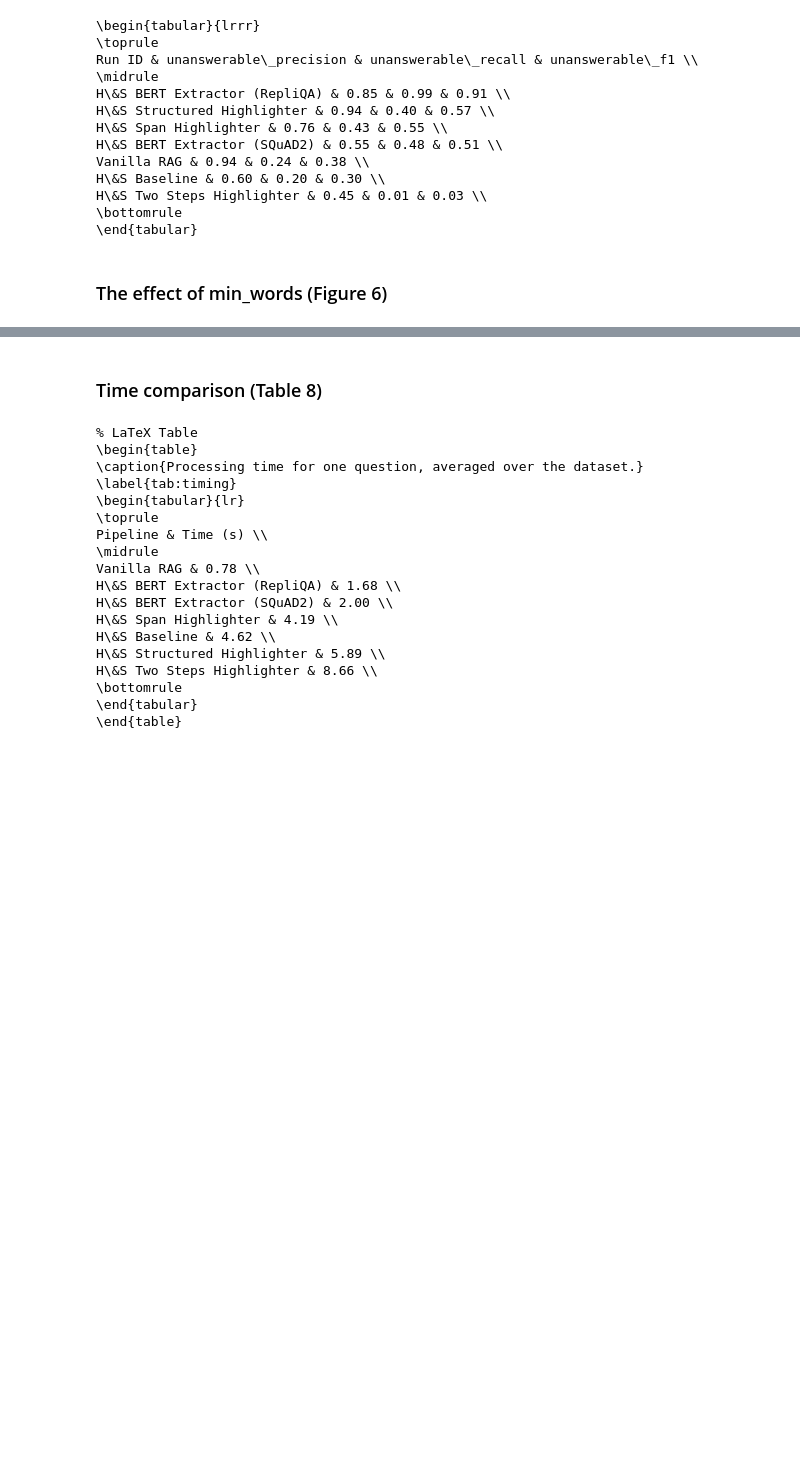
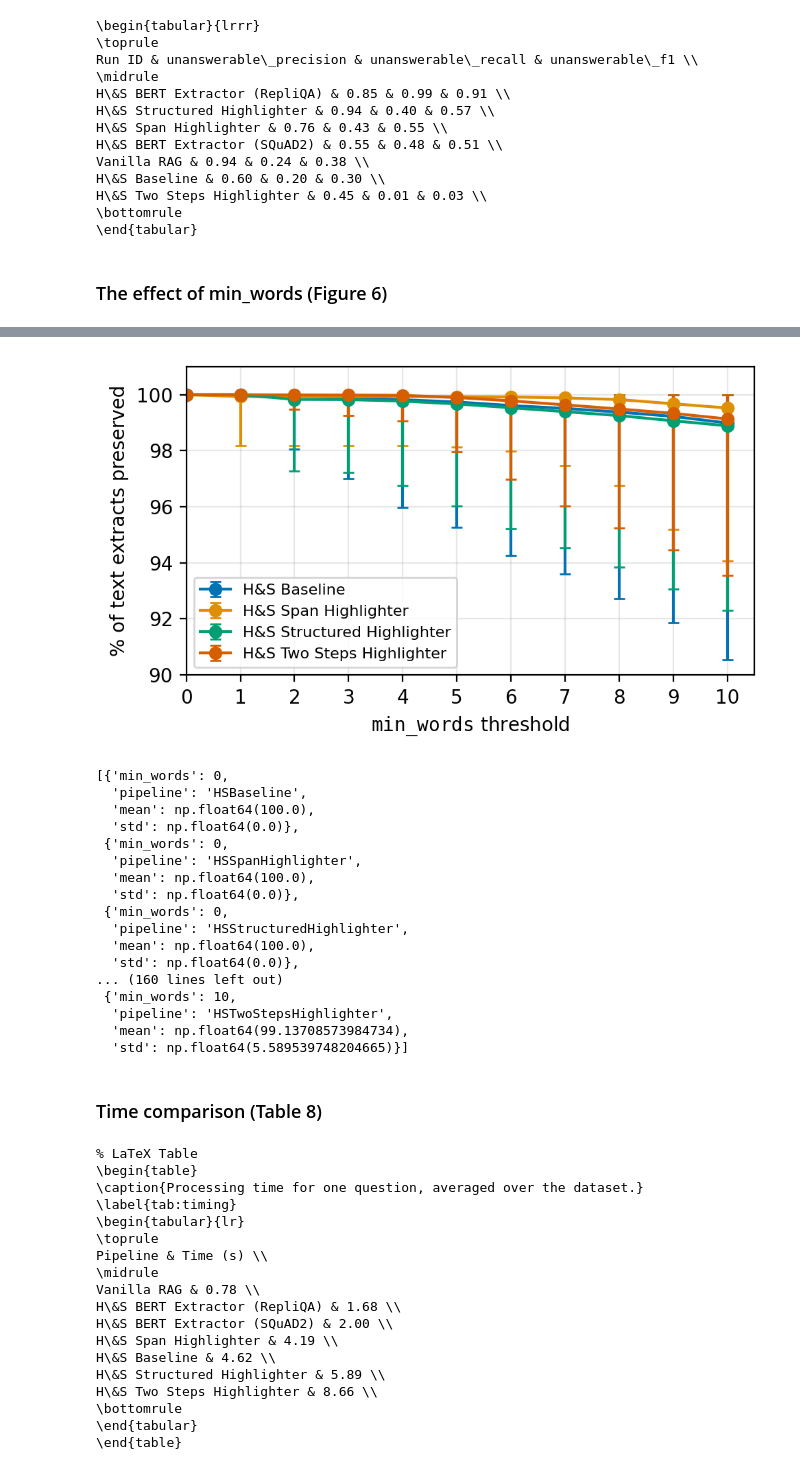
Before and after one commit to microsoft/highlight-summarize, a Jupyter notebook: reproduce/data-analysis.ipynb, the cells around one changed output, grey strips where cells are left out. Drawn from its saved outputs; the diff is of its cells as text; code cells hidden in the pictures; blank space fills up the shorter version.

```diff
--- a/reproduce/data-analysis.ipynb
+++ b/reproduce/data-analysis.ipynb
@@ -1095,3 +934,78 @@ min_words   HSSpanHighlight   HSBaseline        HSTwoStepsHighl   HSStructuredHi
+# %%
+# Effect of min_words on text extract preservation (Figure 6)
+
+df_hs = results_df["repliqa_3"].query("pipeline not in ['QAEvaluator', 'HSBERTExtractor']").copy()
+df_hs = df_hs[df_hs["highlighter_text_extracts"].apply(lambda x: isinstance(x, (list, np.ndarray)) and len(x) > 0)]
+
+def get_extracts(row):
+    """Get full text extracts. SpanHighlighter stores 'start...end' abbreviated format, so reconstruct from highlighter_extracted."""
+    extracts = row["highlighter_text_extracts"]
+    if row["pipeline"] != "HSSpanHighlighter":
+        return [str(e) for e in extracts if e and not pd.isna(e)]
+    # Reconstruct SpanHighlighter full text from highlighter_extracted
+    extracted = str(row["highlighter_extracted"]) if row["highlighter_extracted"] and not pd.isna(row["highlighter_extracted"]) else ""
+    full = []
+    for e in extracts:
+        if not e or pd.isna(e): continue
+        s = str(e)
+        if "..." in s:
+            start, end = s.split("...")[0].strip(), s.split("...")[-1].strip()
+            i, j = extracted.find(start), extracted.find(end)
+            if i != -1 and j != -1: full.append(extracted[i:j+len(end)].strip())
+        else:
+            full.append(s.strip())
+    return full
+
+def preservation_rate(extracts, min_words):
+    """Compute % of extracts with >= min_words words."""
+    words = [len(e.split()) for e in extracts]
+    return 100 * sum(w >= min_words for w in words) / len(words) if words else np.nan
+
+df_hs["extracts"] = df_hs.apply(get_extracts, axis=1)
+
+# Aggregate mean/std preservation rate per pipeline per min_words threshold
+stats = []
+for min_words in range(11):
+    for pipeline, grp in df_hs.groupby("pipeline"):
+        rates = grp["extracts"].apply(lambda x: preservation_rate(x, min_words)).dropna()
+        stats.append({"min_words": min_words, "pipeline": pipeline, "mean": rates.mean(), "std": rates.std()})
+stats_df = pd.DataFrame(stats)
+
+# Plot
+fig, ax = plt.subplots(figsize=(5, 3), dpi=200)
+for i, (pipeline, grp) in enumerate(stats_df.groupby("pipeline")):
+    label = PRETTY_NAMES.get(f"{pipeline}-gpt-4.1-mini-gpt-4.1-mini", pipeline)
+    # Asymmetric error bars: full std downward, clipped to 100 upward
+    lower_err = grp["std"].values
+    upper_err = np.minimum(grp["std"].values, 100 - grp["mean"].values)
+    ax.errorbar(grp["min_words"], grp["mean"], yerr=[lower_err, upper_err], label=label, marker='o', capsize=3, color=PALETTE[i])
+
+ax.set(xlabel=r"$\mathtt{min\_words}$ threshold", ylabel="% of text extracts preserved",
+       xticks=range(11), ylim=(90, 101), xlim=(0, 10.5))
+ax.legend(loc='lower left', fontsize=8)
+ax.grid(True, alpha=0.3)
+plt.tight_layout()
+plt.show()
+stats
+# %% [output]
+[figure, added]
+[{'min_words': 0,
+  'pipeline': 'HSBaseline',
+  'mean': np.float64(100.0),
+  'std': np.float64(0.0)},
+ {'min_words': 0,
+  'pipeline': 'HSSpanHighlighter',
+  'mean': np.float64(100.0),
+  'std': np.float64(0.0)},
+ {'min_words': 0,
+  'pipeline': 'HSStructuredHighlighter',
+  'mean': np.float64(100.0),
+  'std': np.float64(0.0)},
+... (160 lines left out)
+ {'min_words': 10,
+  'pipeline': 'HSTwoStepsHighlighter',
+  'mean': np.float64(99.13708573984734),
+  'std': np.float64(5.589539748204665)}]
 # %% [markdown]
 ### Time comparison (Table 8)
 # %%
```
Also changed, not shown: parts of 12 cells of this notebook, 3 other files.
